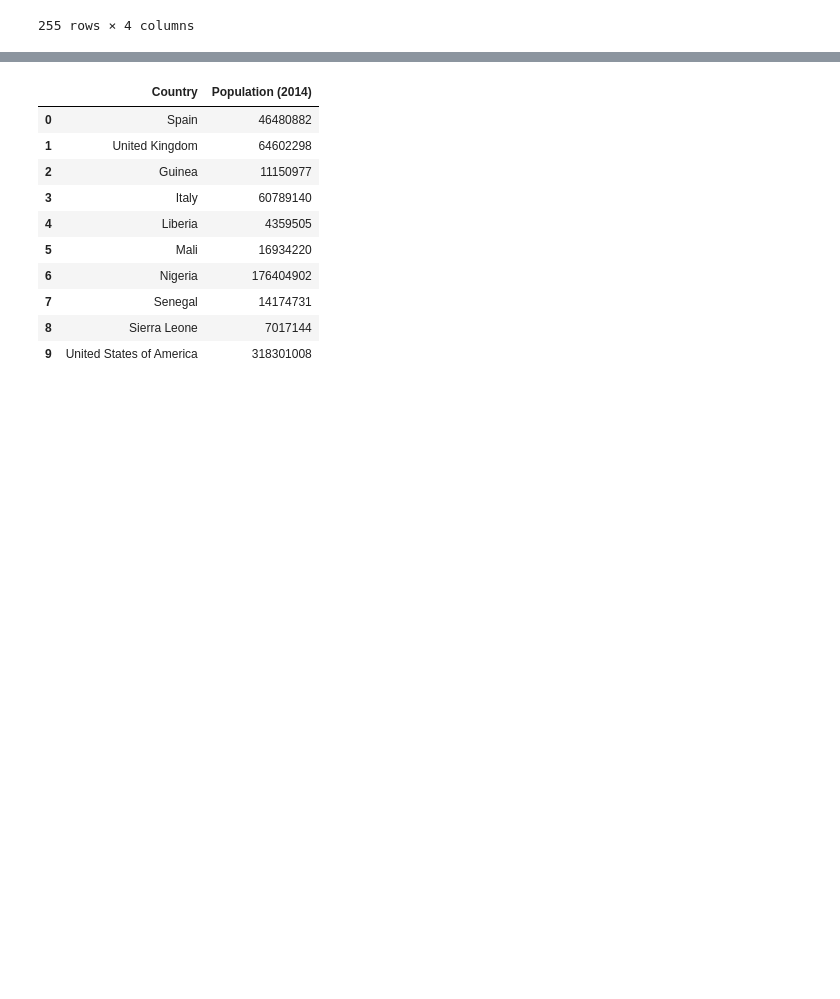
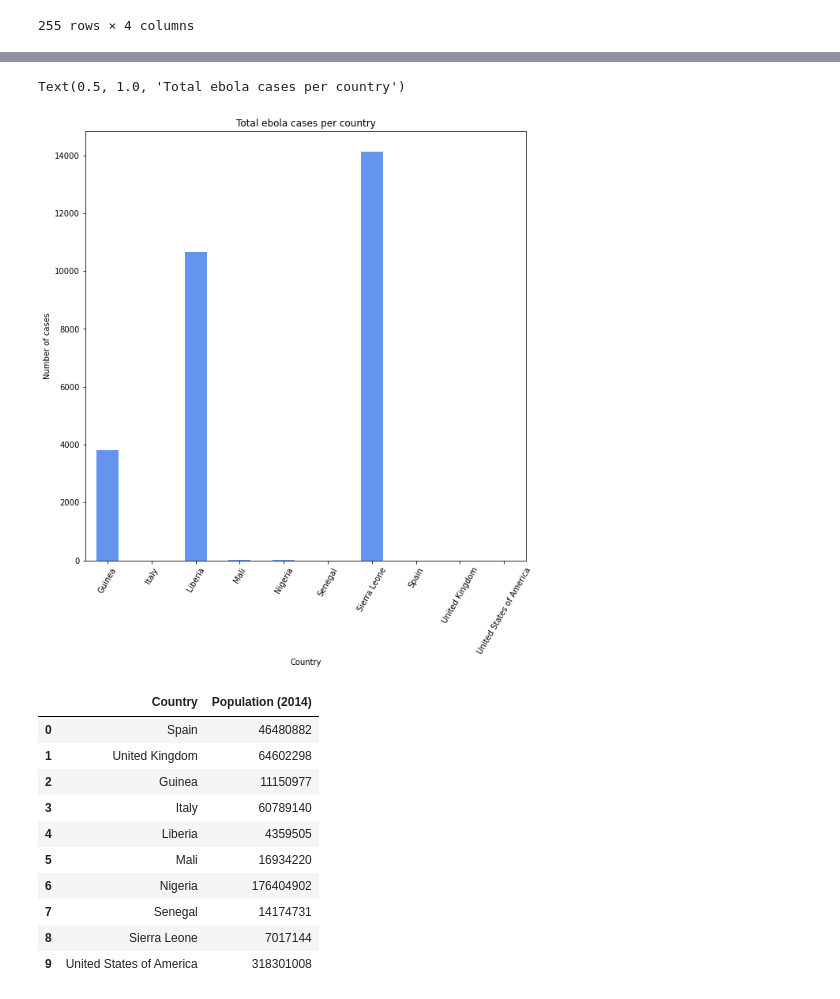
Before and after one commit to erharker/Json-s-and-the-pretty-pprintcesses, a Jupyter notebook: Ebola SARS.ipynb, the cells around one changed output, grey strips where cells are left out. Saved outputs shown, nothing was run; the diff lists cells and outputs as text; code cells hidden in the pictures; blank space fills up the shorter version.

```diff
--- a/Ebola SARS.ipynb
+++ b/Ebola SARS.ipynb
@@ -153,0 +180,4 @@ nigeria_df
+# %%
+#bar chart of total cases per country
+total_cases= ebola_df.groupby(["Country"])["Cumulative no. of confirmed, probable and suspected cases"].max()
+total_cases
@@ -154,3 +197,14 @@ nigeria_df
+# %%
+#bar graph
+fig= plt.figure(figsize=(10,10))
+total_cases.plot(kind="bar", color= 'cornflowerblue')
+plt.xlabel("Country")
+plt.xticks(rotation=60)
+plt.ylabel("Number of cases")
+plt.title("Total ebola cases per country")
+# %% [output]
+Text(0.5, 1.0, 'Total ebola cases per country')
+[figure, added]
 # %%
 ebola_pop = pd.read_csv('Resources/Population by country.csv')
 ebola_pop
```
Also changed, not shown: parts of 5 cells of this notebook.
